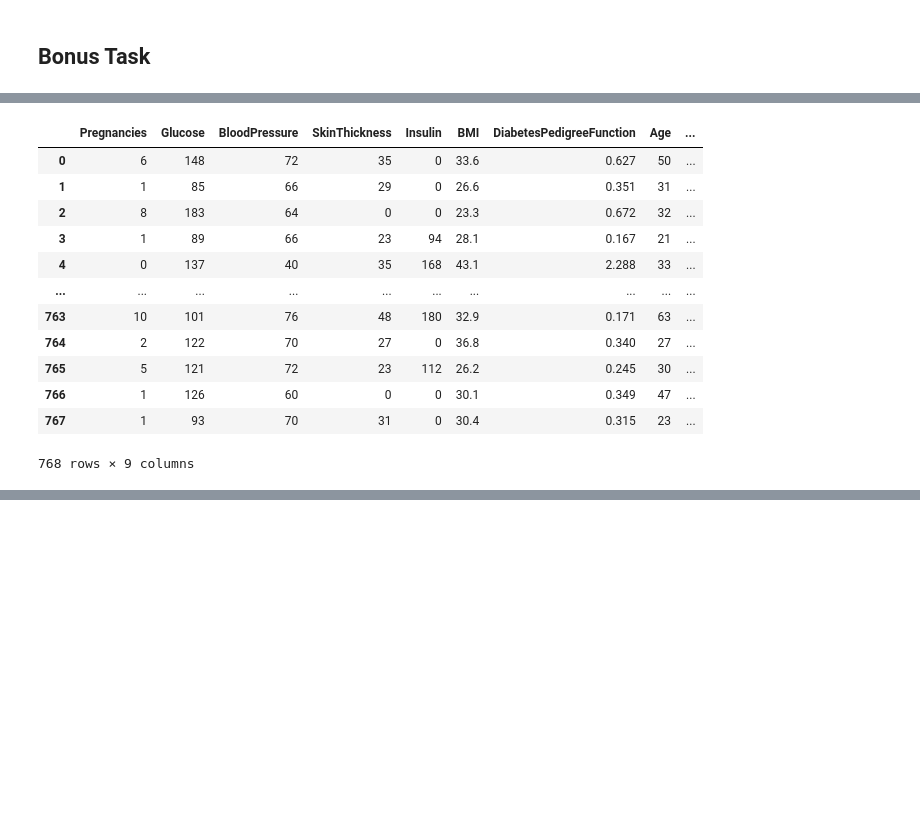
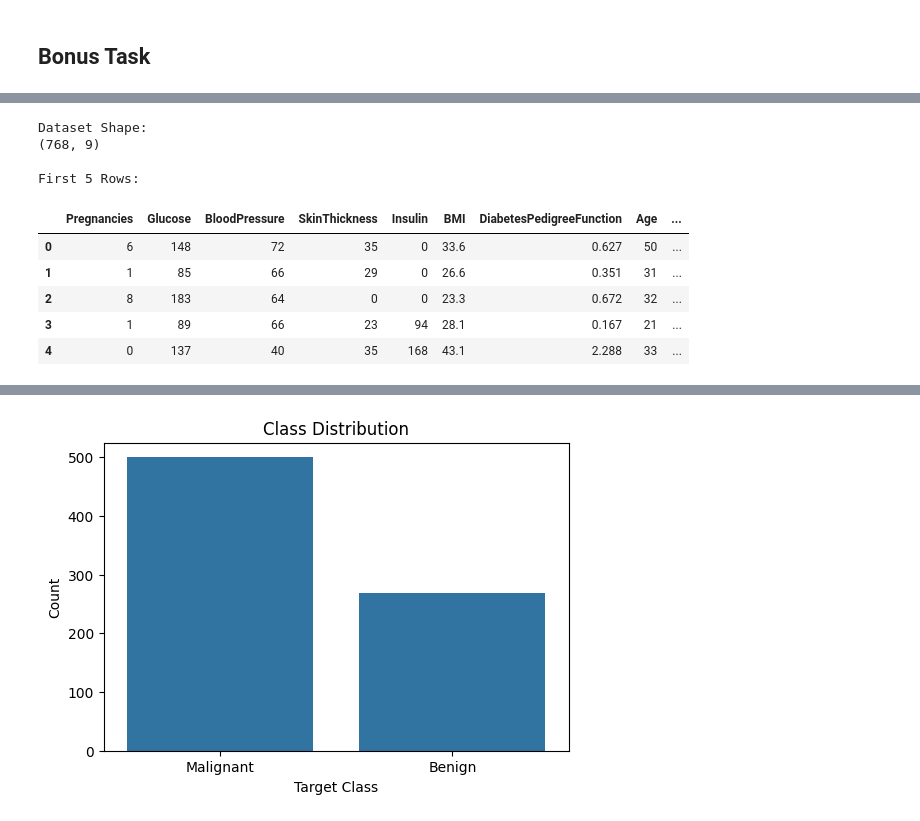
Before and after one commit to sumedhpuri/i_was_bored, a Jupyter notebook: machine_learning/machine_learning_assignment_1.ipynb, the cells around one changed output, grey strips where cells are left out. Cells and saved outputs as stored; diff of their text form; code cells hidden in the pictures; blank space fills up the shorter version.

Commit message:
bonus

```diff
--- a/machine_learning/machine_learning_assignment_1.ipynb
+++ b/machine_learning/machine_learning_assignment_1.ipynb
@@ -1306,19 +1294,72 @@ Path to dataset files: C:\Users\Sumed\.cache\kagglehub\datasets\uciml\pima-india
 # %%
-path = r"D:\machine_learning\datasets\pims_diabetes\diabetes.csv"
+path = r"D:\machine_learning\datasets\pims_diabetes\diabetes.csv" #i have downloaded the dataset from KAGGLE -> path = kagglehub.dataset_download("uciml/pima-indians-diabetes-database")
 df_bonus = pd.read_csv(path)
 
-display(df_bonus)
+df_bonus = df_bonus.rename(columns={'Outcome': 'target'})
+
+X = df_bonus[['Pregnancies', 'Glucose',	'BloodPressure',	'SkinThickness',	'Insulin',	'BMI',	'DiabetesPedigreeFunction',	'Age']]
+y = df_bonus['target']
+print("Dataset Shape: ")
+print(df_bonus.shape)
+
+print("\nFirst 5 Rows: ")
+display(df_bonus.head())
+
+print("\nDataset Information: ")
+print(df_bonus.info())
+
+#check for columns will null values
+print("\nMissing Values: ")
+print(df_bonus.isnull().sum()) #looks like its a very good dataset, no nulls
+
+print("\nClass Distribution:")
+print(df_bonus['target'].value_counts()) # 1 - 357, 0 - 212
+
+#class distribution
+plt.figure(figsize=(6, 4))
+sns.countplot(x='target', data=df_bonus)
+plt.title("Class Distribution")
+plt.xlabel("Target Class")
+plt.ylabel("Count")
+plt.xticks([0, 1], ['Malignant', 'Benign'])
+plt.show()
+
+#correlation heatmap
+plt.figure(figsize=(14, 12))
+correlation_matrix = df_bonus.corr()
+sns.heatmap(
+    correlation_matrix,
+    cmap='coolwarm',
+    linewidths=0.5
+)
+plt.title("Feature Correlation Heatmap")
+plt.show()
+
+#train test split
+X_train, X_test, y_train, y_test = train_test_split(X, y, test_size=0.20, stratify=y, random_state=42)
+
+print("\nTraining Set Shape: ", X_train.shape)
+print("Testing Set Shape: ", X_test.shape)
+
+#scaling the dimensions to normal distribution
+scaler = StandardScaler()
+X_train_scaled = scaler.fit_transform(X_train) #fit transform is used to scale so that any training info isn't leaked
+X_test_scaled = scaler.transform(X_test) #transform is used to scale so that any testing info isn't leaked
+
+#to check if the dimensions/features have been converted to a normal distribution
+print("\nMean of Scaled Training Features (approx 0):")
+print(np.mean(X_train_scaled, axis=0)[:5])
+
+print("\nStandard Deviation of Scaled Training Features (approx 1):")
+print(np.std(X_train_scaled, axis=0)[:5])
 # %% [output]
+Dataset Shape:
+(768, 9)
+
+First 5 Rows:
 |  | Pregnancies | Glucose | BloodPressure | SkinThickness | Insulin | BMI | DiabetesPedigreeFunction | Age | ... |
 | 0 | 6 | 148 | 72 | 35 | 0 | 33.6 | 0.627 | 50 | ... |
 | 1 | 1 | 85 | 66 | 29 | 0 | 26.6 | 0.351 | 31 | ... |
 | 2 | 8 | 183 | 64 | 0 | 0 | 23.3 | 0.672 | 32 | ... |
 | 3 | 1 | 89 | 66 | 23 | 94 | 28.1 | 0.167 | 21 | ... |
 | 4 | 0 | 137 | 40 | 35 | 168 | 43.1 | 2.288 | 33 | ... |
-| ... | ... | ... | ... | ... | ... | ... | ... | ... | ... |
-| 763 | 10 | 101 | 76 | 48 | 180 | 32.9 | 0.171 | 63 | ... |
-| 764 | 2 | 122 | 70 | 27 | 0 | 36.8 | 0.340 | 27 | ... |
-| 765 | 5 | 121 | 72 | 23 | 112 | 26.2 | 0.245 | 30 | ... |
-| 766 | 1 | 126 | 60 | 0 | 0 | 30.1 | 0.349 | 47 | ... |
-| 767 | 1 | 93 | 70 | 31 | 0 | 30.4 | 0.315 | 23 | ... |
-768 rows × 9 columns
@@ -1324,0 +1383 @@ display(df_bonus)
+[figure, added]
```
Also changed, not shown: parts of 2 cells of this notebook.
